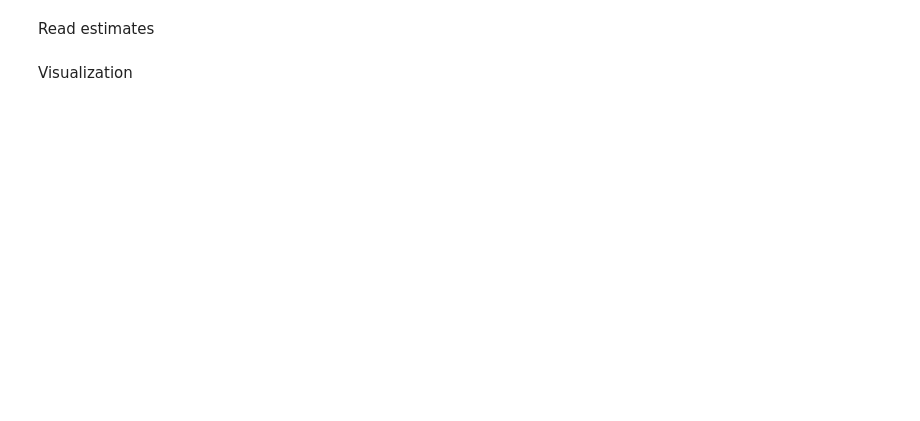
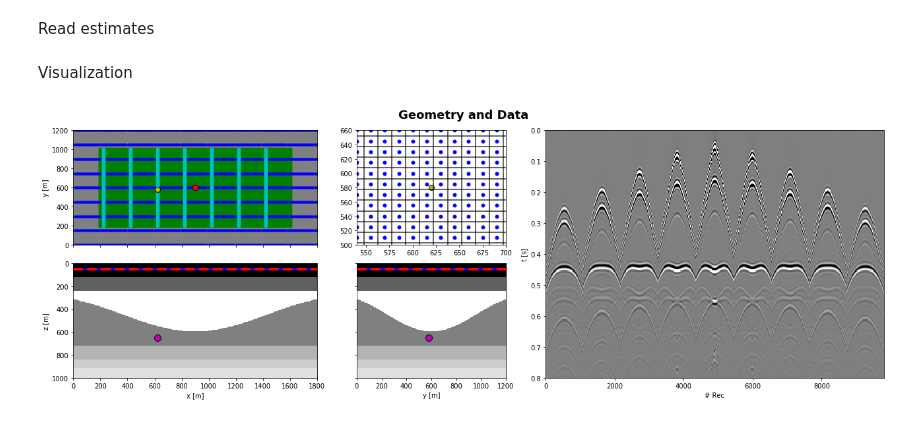
Before and after one commit to DIG-Kaust/MDC-HPC, a Jupyter notebook: Marchenko3D_comparison.ipynb, the cells around one changed output. Cells and saved outputs as stored; diff of their text form; code cells hidden in the pictures; blank space fills up the shorter version.

```diff
--- a/Marchenko3D_comparison.ipynb
+++ b/Marchenko3D_comparison.ipynb
@@ -102,3 +129,10 @@ G0sub = G0sub[wav_c:][:nt]
+# %%
+zarrfile = os.environ["STORE_PATH"] + 'input3D_sub1_ffirst.zarr'
+
+dRtwosided_fft = 2 * da.from_zarr(zarrfile)  # 2 * as per theory you need 2*R
+
+Rmid_fft = (dRtwosided_fft[:, ns // 2]).compute()
+Rmid = np.fft.irfft(Rmid_fft, n=2*nt-1, axis=0)
 # %% [markdown]
 Read estimates
 # %%
@@ -128,5 +169,69 @@ w8= gest8['w']
 # %% [markdown]
 Visualization
+# %%
+fig = plt.figure(figsize=(18, 6))
+plt.suptitle('Geometry and Data', y=1.04, fontsize=18, fontweight='bold')
+ax0 = plt.subplot2grid((6, 9), (0, 0), rowspan=3, colspan=3)
+ax1 = plt.subplot2grid((6, 9), (3, 0), rowspan=3, colspan=3)
+ax2 = plt.subplot2grid((6, 9), (0, 3), rowspan=3, colspan=2)
+ax3 = plt.subplot2grid((6, 9), (3, 3), rowspan=3, colspan=2)
+ax4 = plt.subplot2grid((6, 9), (0, 5), rowspan=6, colspan=6)
+
+ax0.imshow(rho[:,:,np.argmin(np.abs(z-vs[2]))], cmap='gray', origin='lower',
+           vmin=1000, vmax=5000, extent = (x[0], x[-1], y[0], y[-1]))
+ax0.scatter(VSX.ravel(), VSY.ravel(), marker='.', s=100, c='g')
+ax0.scatter(r[0].reshape(nry, nrx)[::10], r[1].reshape(nry, nrx)[::10], marker='.', s=50, c='b')
+ax0.scatter(VSX[1::10], VSY[1::10], marker='.', s=100, c='c')
+ax0.scatter(s[0, ns // 2], s[1, ns // 2], marker='.', s=300, c='r', edgecolors='k')
+ax0.scatter(vs[0], vs[1], marker='.', s=250, c='y', edgecolors='k')
+ax0.axis('tight')
+ax0.set_ylabel('y [m]')
+ax0.set_xlim(x[0], x[-1])
+ax0.set_ylim(y[0], y[-1])
+
+ax0.set_xticklabels([])
+
+ax1.imshow(rho[np.argmin(np.abs(x-vs[1]))].T, cmap='gray', vmin=1000, vmax=5000,
+           extent = (x[0], x[-1], z[-1], z[0]))
+ax1.axhline(r[2, 0], color='b', lw=4)
+ax1.axhline(s[2, 0], color='r', linestyle='--', lw=4)
+ax1.scatter(vs[0], vs[2], marker='.', s=400, c='m', edgecolors='k')
+ax1.axis('tight')
+ax1.set_xlabel('x [m]')
+ax1.set_ylabel('z [m]')
+ax1.set_xlim(x[0], x[-1])
+
+vertex, vols = voronoi_volumes(r[:2].T)
+voronoi_plot_2d(vertex, ax=ax2, show_points=False,
+                show_vertices=False, line_colors='k',
+                line_width=2, line_alpha=0.6, point_size=10)
+ax2.scatter(s[0], s[1], marker='.', s=100, c='b')
+ax2.scatter(vs[0], vs[1], marker='.', s=250, c='y', edgecolors='k')
+ax2.set_xlim(vs[0]-80, vs[0]+80)
+ax2.set_ylim(vs[1]-80, vs[1]+80)
+
+ax3.imshow(rho[np.argmin(np.abs(y-vs[0]))].T, cmap='gray', vmin=1000, vmax=5000,
+           extent = (y[0], y[-1], z[-1], z[0]))
+ax3.axhline(r[2, 0], color='b', lw=4)
+ax3.axhline(s[2, 0], color='r', linestyle='--', lw=4)
+ax3.scatter(vs[1], vs[2], marker='.', s=400, c='m', edgecolors='k')
+ax3.set_xlabel('y [m]')
+ax3.axis('tight')
+ax3.set_xlim(y[0], y[-1]);
+ax3.set_yticklabels([])
+
+ax4.imshow(Rmid[nt-1:].reshape(nt, nry, nrx)[:, ::10].reshape(nt, 9*nrx),
+           cmap='gray', vmin=-1e-5, vmax=1e-5, extent=(0, nr, t[-1], t[0]))
+ax4.axis('tight')
+ax4.set_xlabel('# Rec')
+ax4.set_ylabel('t [s]')
+ax4.set_ylim(0.8, 0.)
+
+plt.tight_layout()
+#plt.savefig('Figures/geometry.eps', bbox_inches='tight')
+plt.savefig('Figures/geometry.png', dpi=300, bbox_inches='tight')
+# %% [output]
+[figure, added]
 # %%
 vertex, vols = voronoi_volumes(r[:2].T)
 vertex2, vols2 = voronoi_volumes(r2[:2].T)
```
Also changed, not shown: parts of 13 cells of this notebook, 22 other files.
